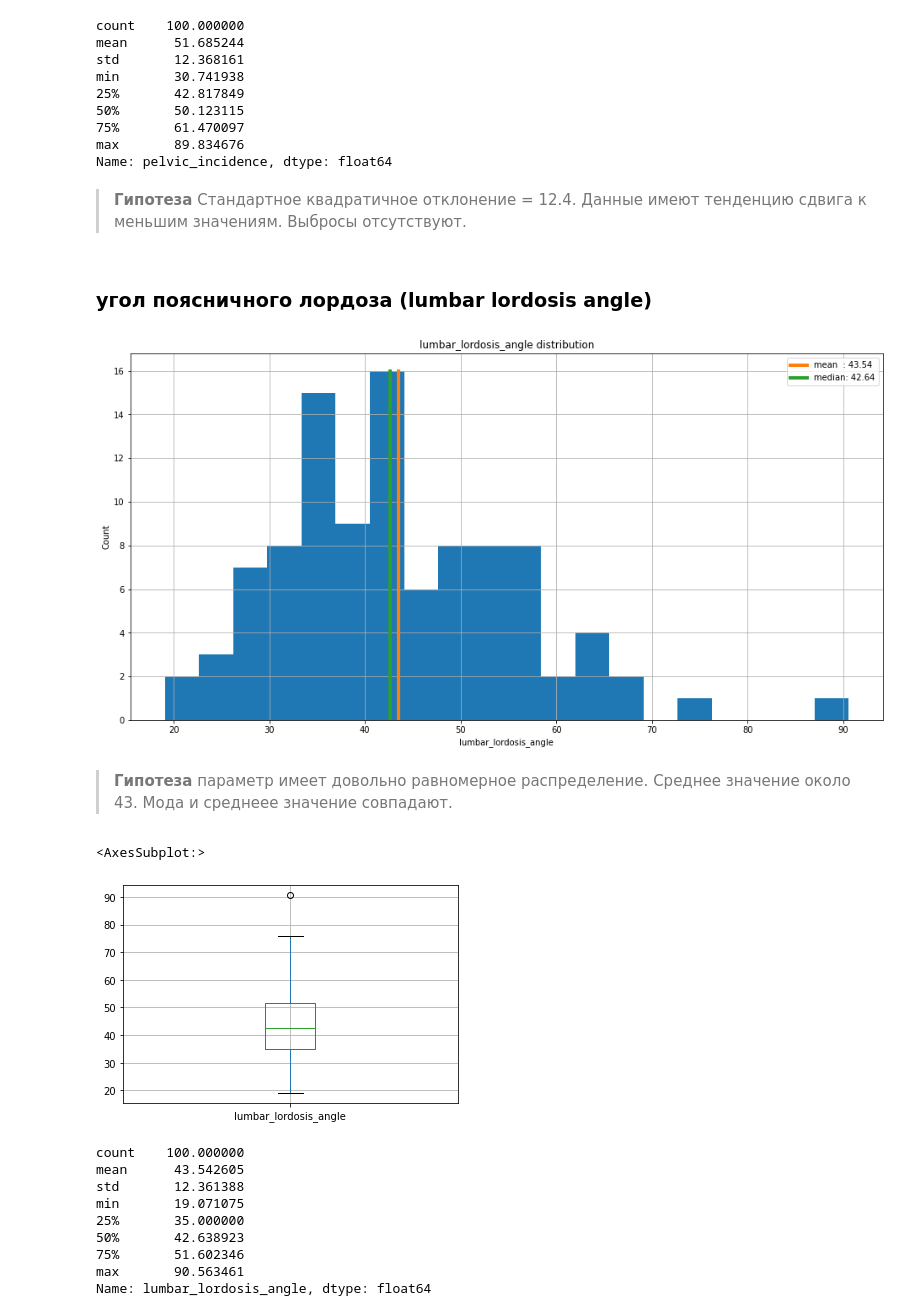
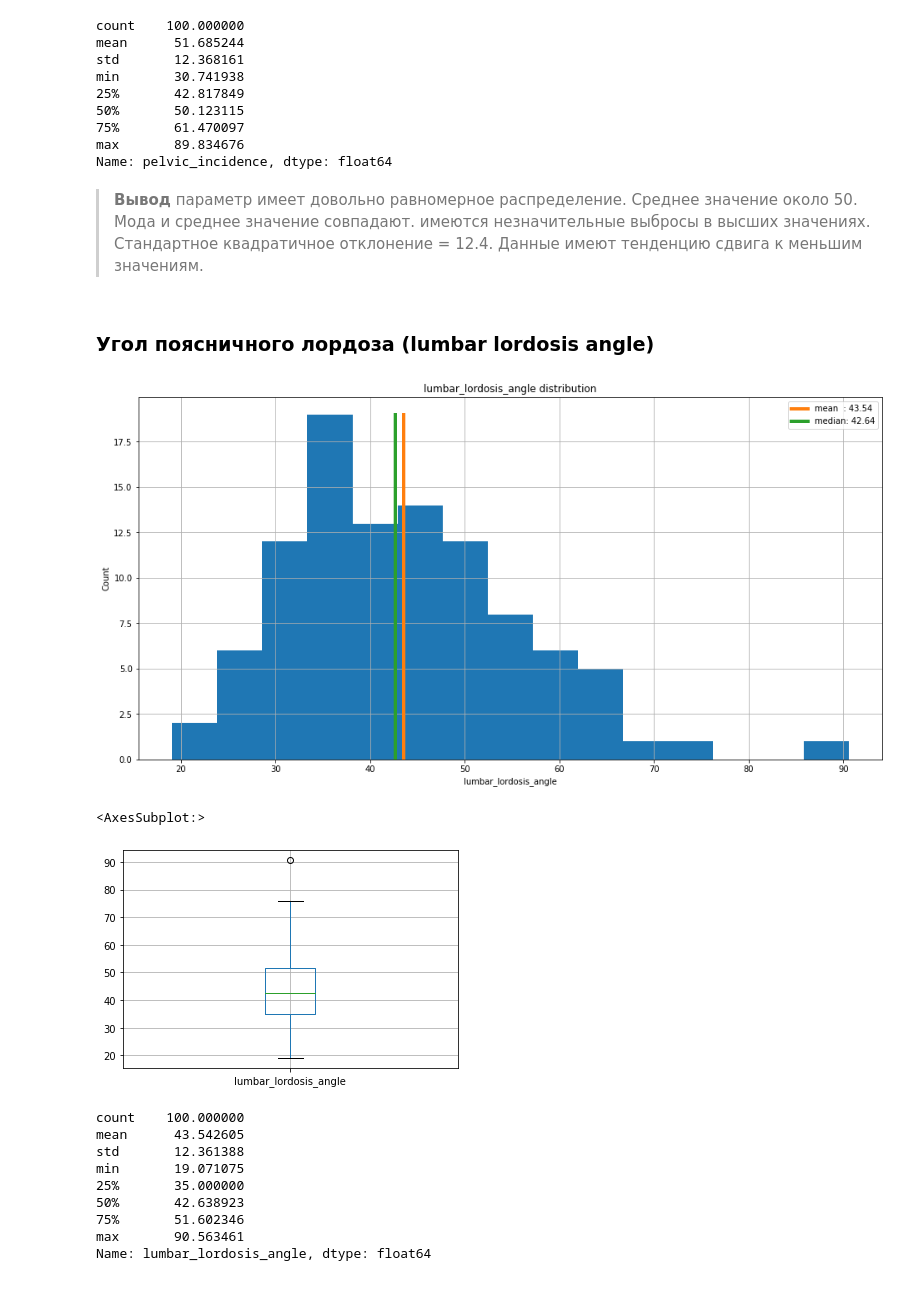
Before and after one commit to alex-chin/gb_prob_stat, a Jupyter notebook: project/ortho_pats.ipynb, the cells around one changed output. Saved outputs shown, nothing was run; the diff lists cells and outputs as text; code cells hidden in the pictures.

```diff
--- a/project/ortho_pats.ipynb
+++ b/project/ortho_pats.ipynb
@@ -179,20 +196,19 @@ min       30.741938
 max       89.834676
 Name: pelvic_incidence, dtype: float64
 # %% [markdown]
-> **Гипотеза** Стандартное квадратичное отклонение = 12.4. Данные имеют тенденцию сдвига к меньшим значениям. Выбросы отсутствуют.
+> **Вывод** параметр имеет довольно равномерное распределение. Среднее значение около 50.
+> Мода и среднее значение совпадают.
+> имеются незначительные выбросы в высших значениях.
+> Стандартное квадратичное отклонение = 12.4. Данные имеют тенденцию сдвига к меньшим значениям.
 # %% [markdown]
-### угол поясничного лордоза (lumbar lordosis angle)
+### Угол поясничного лордоза (lumbar lordosis angle) [<a class='anchor' id='lumbar_lordosis_angle'>](http://)
 # %%
-first_look(df_norm['lumbar_lordosis_angle'], bins=20)
+first_look(df_norm['lumbar_lordosis_angle'], bins=15)
+df_norm.boxplot(column='lumbar_lordosis_angle')
 # %% [output]
-[figure, old version]
+[figure, new version]
+<AxesSubplot:>
+[figure, added]
-# %% [markdown]
-> **Гипотеза** параметр имеет довольно равномерное распределение. Среднее значение около 43. Мода и среднеее значение совпадают.
-# %%
-df_norm.boxplot(column='lumbar_lordosis_angle')
-# %% [output]
-<AxesSubplot:>
-[figure, removed]
 # %%
 df_norm['lumbar_lordosis_angle'].describe()
 # %% [output]
```
Also changed, not shown: parts of 45 cells of this notebook, 1 other file.
